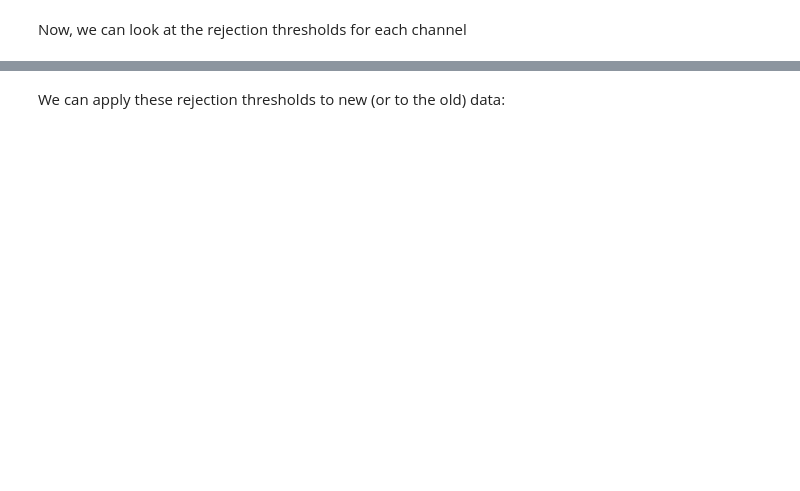
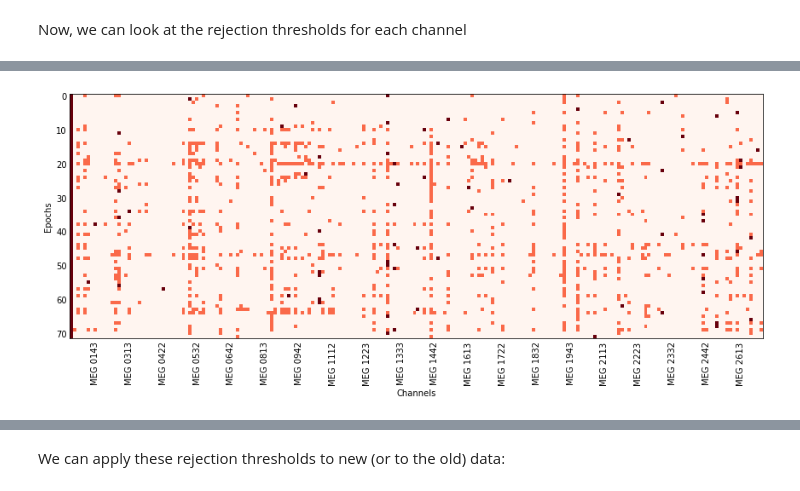
Before and after one commit to jasmainak/mne-workshop-brown, a Jupyter notebook: content/preprocessing/autoreject.ipynb, the cells around one changed output, grey strips where cells are left out. Drawn from its saved outputs; the diff is of its cells as text; code cells hidden in the pictures; blank space fills up the shorter version.

```diff
--- a/content/preprocessing/autoreject.ipynb
+++ b/content/preprocessing/autoreject.ipynb
@@ -136,14 +182,19 @@ import numpy as np
 from autoreject import AutoReject
 
 n_interpolates = np.array([1, 2, 4])
-consensus_percs = np.linspace(0.5, 1.0, 5)
+consensus = np.linspace(0.5, 1.0, 6)
 
-ar = AutoReject(n_interpolates, consensus_percs, thresh_method='random_search',
+ar = AutoReject(n_interpolates, consensus, thresh_method='random_search',
                 random_state=42)
 # %% [markdown]
 Now, we find the rejection thresholds per-channel and optimize for the number of channels to be interpolated.
 # %%
 # Note that fitting and transforming can be done on different compatible
 # portions of data if needed.
+raw.info['bads'] = []
+picks = mne.pick_types(raw.info, meg='grad', eeg=False)
+epochs = mne.Epochs(raw, events, event_id, tmin, tmax, proj=True,
+                    picks=picks, baseline=baseline, reject=None,
+                    preload=True)
 ar.fit(epochs['auditory/left'])
 # %% [output]
@@ -176,0 +239,5 @@ print(ar.threshes_)
+# %%
+reject_log = ar.get_reject_log(epochs['auditory/left'])
+reject_log.plot()
+# %% [output]
+[figure, added]
```
Also changed, not shown: parts of 31 cells of this notebook.
